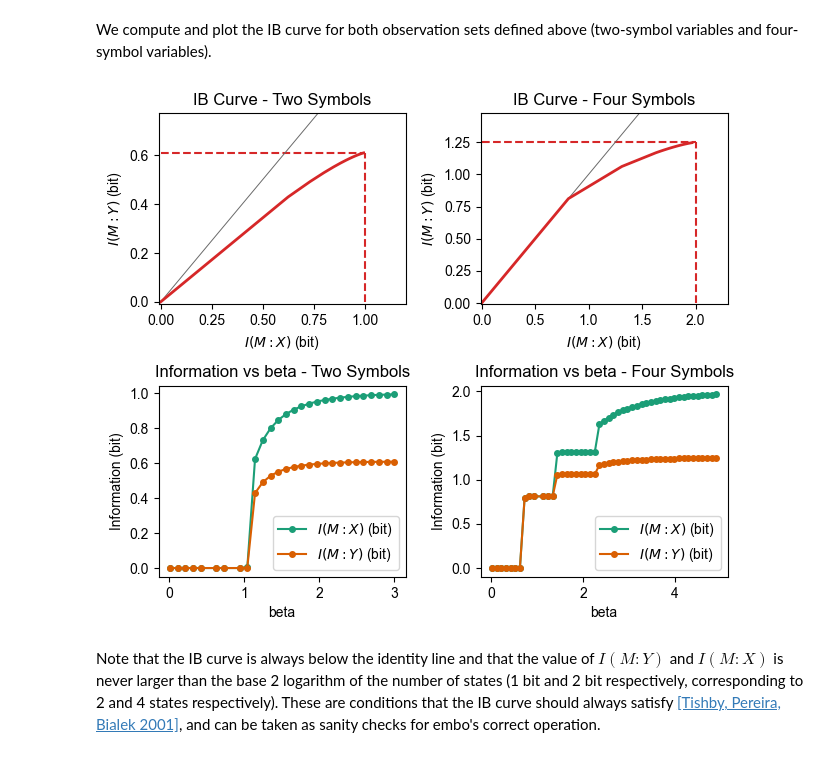
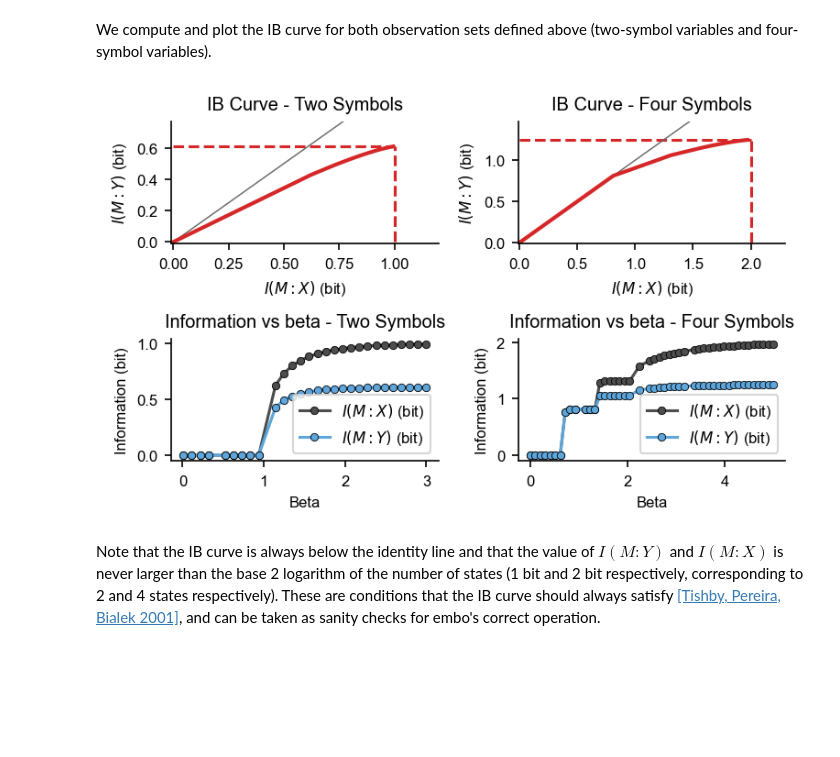
Before and after one commit to epiasini/embo-github-mirror, a Jupyter notebook: embo/examples/Basic-Example.ipynb, the cells around one changed output. Saved outputs shown, nothing was run; the diff lists cells and outputs as text; code cells hidden in the pictures; blank space fills up the shorter version.

Commit message:
Update plotting style

```diff
--- a/embo/examples/Basic-Example.ipynb
+++ b/embo/examples/Basic-Example.ipynb
@@ -14,12 +14,7 @@ from matplotlib import pyplot as plt
 from embo import EmpiricalBottleneck
 
 # matplotlib configuration
-default_figsize = np.array((8.0, 6.8))/2.54 # division is to convert to inches
-plt.rcParams['font.sans-serif'] = "Arial"
-plt.rcParams['figure.figsize'] = default_figsize
-plt.rcParams['savefig.dpi'] = 300
-plt.rcParams['figure.dpi'] = 100
-plt.rcParams['axes.prop_cycle'] = plt.cycler(color=[plt.get_cmap('Dark2',8)(k/7) for k in range(8)])
+plt.style.use('style.mplstyle')
 # %% [markdown]
 We can now define the arrays containing the synthetic data we will compute the IB curves from.
 # %%
@@ -60,15 +55,15 @@ def IB_plot(x,y,ax,title,ax2=None,**kw):
         ax2.plot(beta,i_y,label="$I(M:Y)$ (bit)",marker='o',markersize=4)
         ax2.legend()
         ax2.set_title('Information vs beta - {}'.format(title))
-        ax2.set_xlabel('beta')
+        ax2.set_xlabel('Beta')
         ax2.set_ylabel('Information (bit)')
 # %% [markdown]
 We compute and plot the IB curve for both observation sets defined above (two-symbol variables and four-symbol variables).
 # %%
-fig, ax = plt.subplots(nrows=2,ncols=2, figsize=2*default_figsize, constrained_layout=True)
+fig, ax = plt.subplots(nrows=2,ncols=2, figsize=np.array((2,2))*plt.rcParams['figure.figsize'], constrained_layout=True)
 IB_plot(x2,y2,ax[0,0],ax2=ax[1,0],maxbeta=3,numbeta=30,title="Two Symbols")
 IB_plot(x4,y4,ax[0,1],ax2=ax[1,1],maxbeta=5,numbeta=50,title="Four Symbols")
 # %% [output]
-[figure, old version]
+[figure, new version]
 # %% [markdown]
 Note that the IB curve is always below the identity line and that the value of $I(M:Y)$ and $I(M:X)$ is never larger than the base 2 logarithm of the number of states (1 bit and 2 bit respectively, corresponding to 2 and 4 states respectively). These are conditions that the IB curve should always satisfy [[Tishby, Pereira, Bialek 2001]](https://arxiv.org/abs/physics/0004057), and can be taken as sanity checks for embo's correct operation.
```
Also changed, not shown: parts of 1 cell of this notebook, 2 other files.
